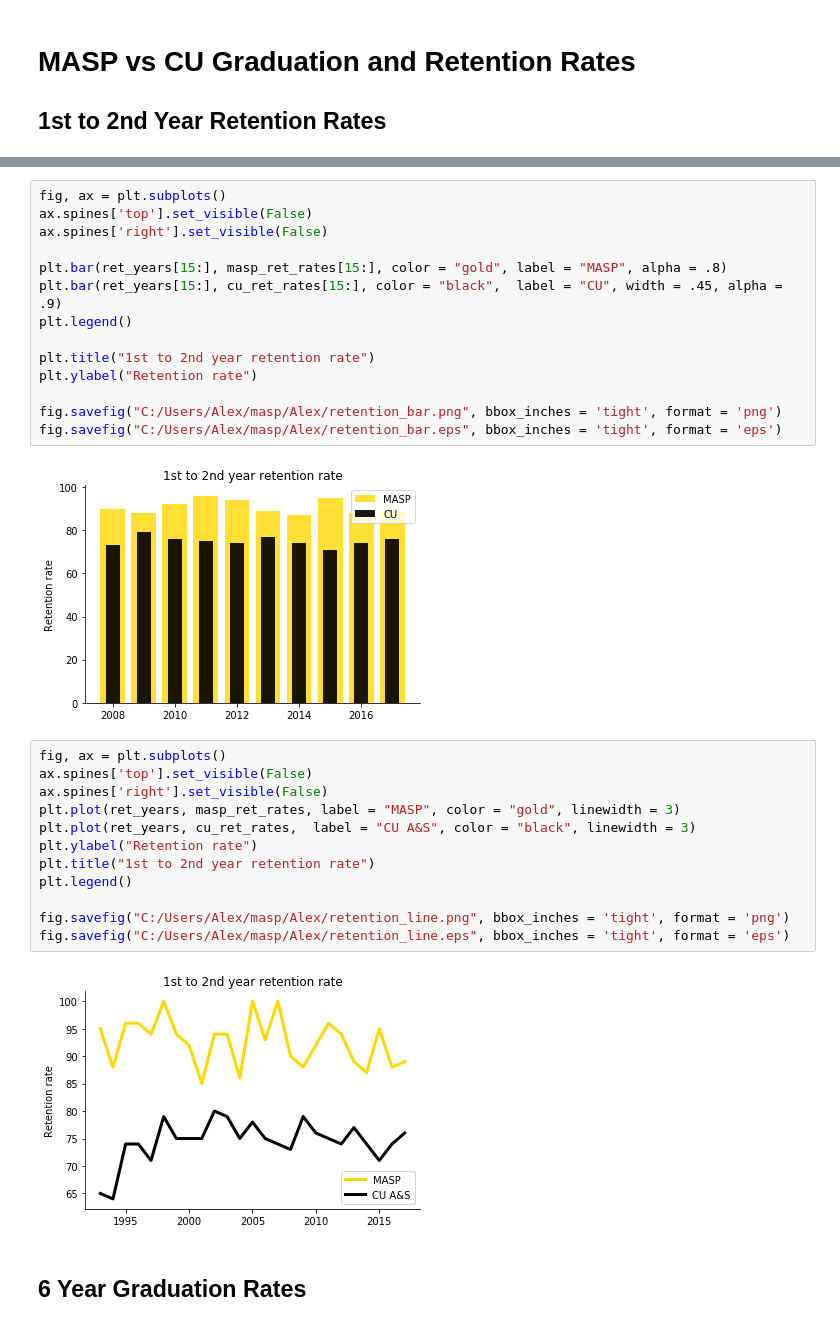
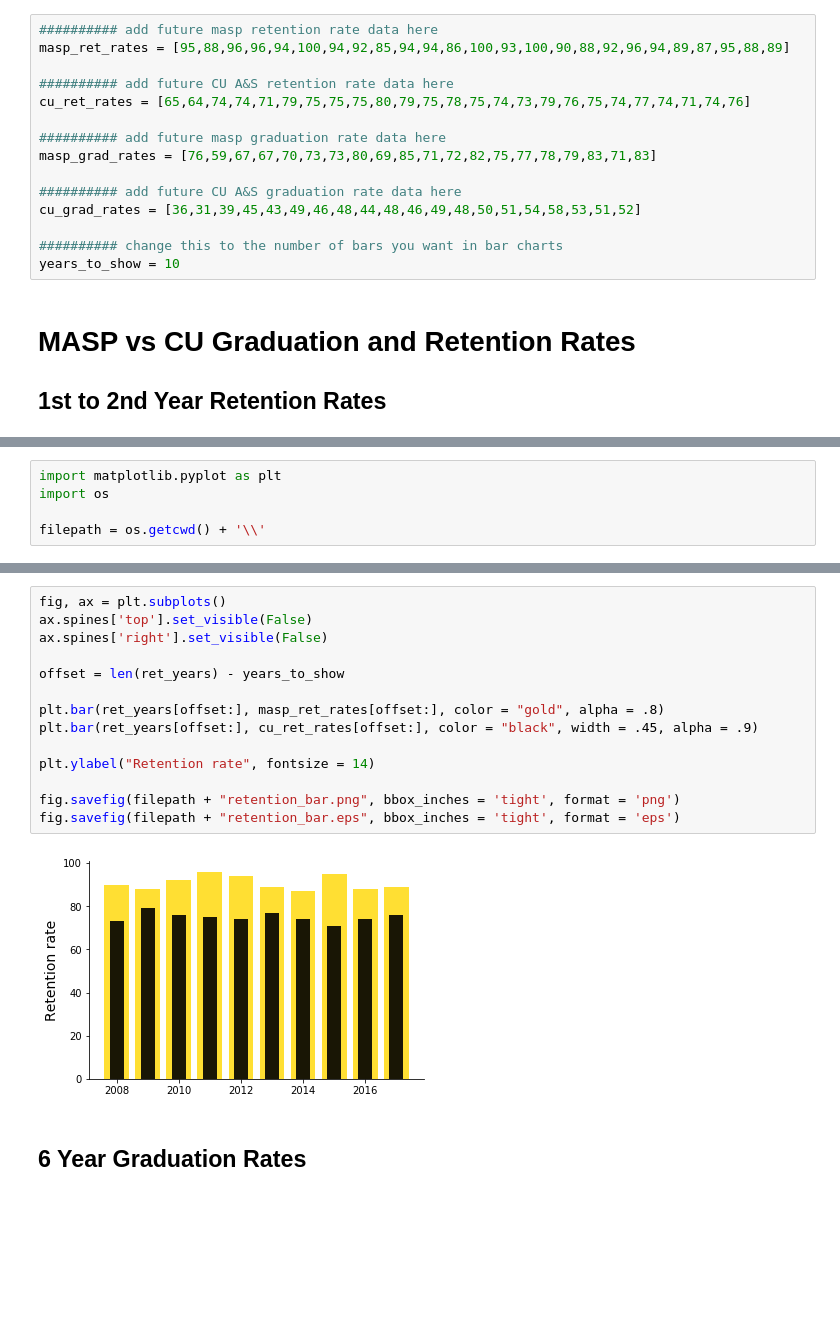
Before and after one commit to vishalrajDesigner/masp, a Jupyter notebook: Alex/masp_data_visualization.ipynb, the cells around one changed output, grey strips where cells are left out. Drawn from its saved outputs; the diff is of its cells as text; blank space fills up the shorter version.

```diff
--- a/Alex/masp_data_visualization.ipynb
+++ b/Alex/masp_data_visualization.ipynb
@@ -4,3 +3,18 @@ import numpy as np
+# %%
+########## add future masp retention rate data here
+masp_ret_rates = [95,88,96,96,94,100,94,92,85,94,94,86,100,93,100,90,88,92,96,94,89,87,95,88,89]
+
+########## add future CU A&S retention rate data here
+cu_ret_rates = [65,64,74,74,71,79,75,75,75,80,79,75,78,75,74,73,79,76,75,74,77,74,71,74,76]
+
+########## add future masp graduation rate data here
+masp_grad_rates = [76,59,67,67,70,73,73,80,69,85,71,72,82,75,77,78,79,83,71,83]
+
+########## add future CU A&S graduation rate data here
+cu_grad_rates = [36,31,39,45,43,49,46,48,44,48,46,49,48,50,51,54,58,53,51,52]
+
+########## change this to the number of bars you want in bar charts
+years_to_show = 10
 # %% [markdown]
 # MASP vs CU Graduation and Retention Rates
 
@@ -12,0 +22,5 @@ ret_years = list(range(1993, 1993+len(masp_ret_rates)))
+# %%
+import matplotlib.pyplot as plt
+import os
+
+filepath = os.getcwd() + '\\'
@@ -13,32 +46,18 @@ ret_years = list(range(1993, 1993+len(masp_ret_rates)))
 # %%
 fig, ax = plt.subplots()
 ax.spines['top'].set_visible(False)
 ax.spines['right'].set_visible(False)
 
-plt.bar(ret_years[15:], masp_ret_rates[15:], color = "gold", label = "MASP", alpha = .8)
-plt.bar(ret_years[15:], cu_ret_rates[15:], color = "black",  label = "CU", width = .45, alpha = .9)
-plt.legend()
+offset = len(ret_years) - years_to_show
 
-plt.title("1st to 2nd year retention rate")
-plt.ylabel("Retention rate")
+plt.bar(ret_years[offset:], masp_ret_rates[offset:], color = "gold", alpha = .8)
+plt.bar(ret_years[offset:], cu_ret_rates[offset:], color = "black", width = .45, alpha = .9)
 
-fig.savefig("C:/Users/Alex/masp/Alex/retention_bar.png", bbox_inches = 'tight', format = 'png')
-fig.savefig("C:/Users/Alex/masp/Alex/retention_bar.eps", bbox_inches = 'tight', format = 'eps')
+plt.ylabel("Retention rate", fontsize = 14)
+
+fig.savefig(filepath + "retention_bar.png", bbox_inches = 'tight', format = 'png')
+fig.savefig(filepath + "retention_bar.eps", bbox_inches = 'tight', format = 'eps')
 # %% [output]
-[figure, old version]
+[figure, new version]
-# %%
-fig, ax = plt.subplots()
-ax.spines['top'].set_visible(False)
-ax.spines['right'].set_visible(False)
-plt.plot(ret_years, masp_ret_rates, label = "MASP", color = "gold", linewidth = 3)
-plt.plot(ret_years, cu_ret_rates,  label = "CU A&S", color = "black", linewidth = 3)
-plt.ylabel("Retention rate")
-plt.title("1st to 2nd year retention rate")
-plt.legend()
-
-fig.savefig("C:/Users/Alex/masp/Alex/retention_line.png", bbox_inches = 'tight', format = 'png')
-fig.savefig("C:/Users/Alex/masp/Alex/retention_line.eps", bbox_inches = 'tight', format = 'eps')
-# %% [output]
-[figure, removed]
 # %% [markdown]
 ## 6 Year Graduation Rates
```
Also changed, not shown: parts of 9 cells of this notebook, 12 other files.
